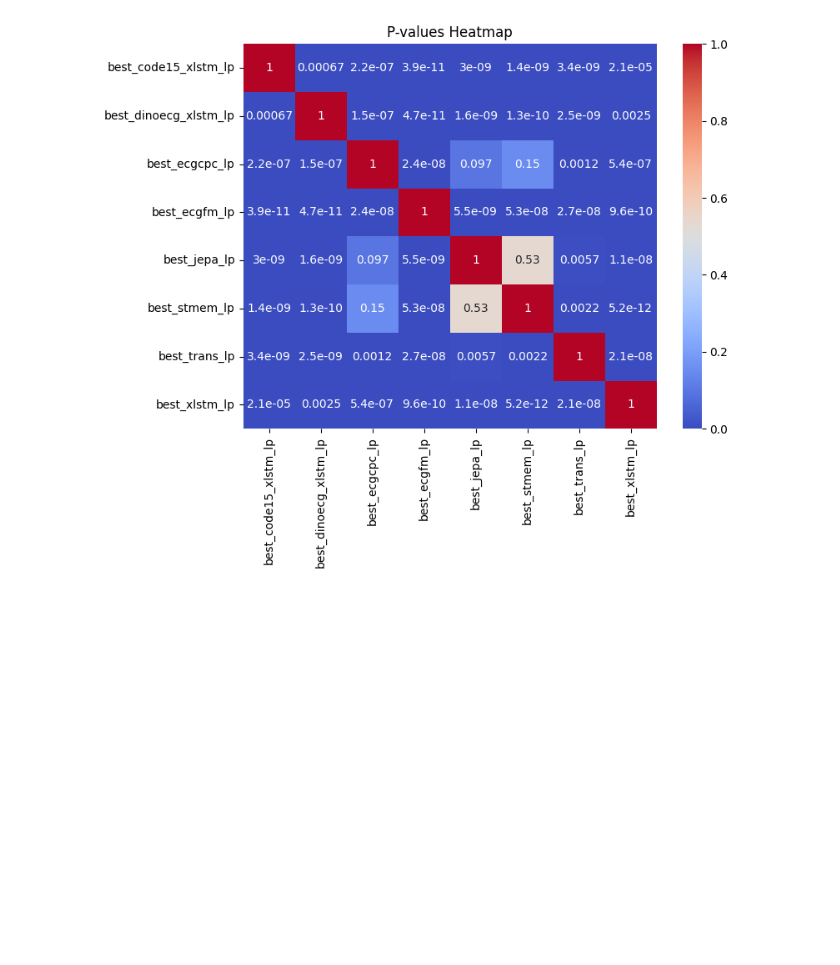
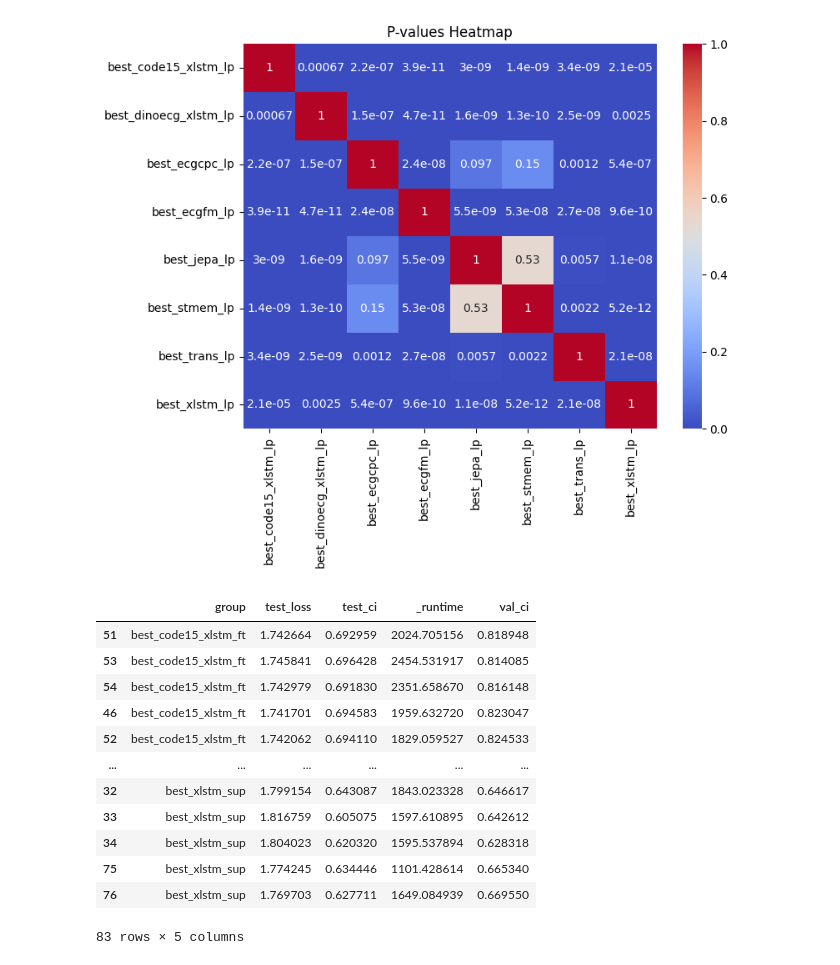
Before and after one commit to dlaskalab/bench-xecg, a Jupyter notebook: notebooks/metrics.ipynb, the cells around one changed output. Saved outputs shown, nothing was run; the diff lists cells and outputs as text; code cells hidden in the pictures; blank space fills up the shorter version.

```diff
--- a/notebooks/metrics.ipynb
+++ b/notebooks/metrics.ipynb
@@ -2910,3 +2892,34 @@ plot_pval_heatmap(per_pos_lp)
 # %% [output]
 [figure]
 [figure]
+# %%
+def save_records(records, groups, filename=''):
+    df = pd.DataFrame(records)
+    df = df[df.group.isin(groups)]
+    df = df.sort_values('group')
+    df.to_csv(f'../results/{filename}.csv')
+    return df
+
+save_records(records_ptb_xl, groups = ft_groups + lp_groups, filename='ptb_xl')
+save_records(records_cpsc, groups = ft_groups + lp_groups, filename='cpsc2018')
+save_records(records_mit_cls, groups = ft_groups + lp_groups, filename='mit_cls')
+save_records(records_sleep_apnea, groups = ft_groups + lp_groups, filename='sleep_apnea')
+save_records(records_exe_r, groups = ft_groups + lp_groups, filename='exercise')
+save_records(records_mit_r_peaks, groups = ft_groups + lp_groups, filename='mit_rpeaks')
+save_records(records_age, groups = ft_groups + lp_groups, filename='age')
+save_records(lab_test_records, groups = ft_groups + lp_groups, filename='lab_mimic')
+save_records(mortality_test_records, groups = ft_groups + lp_groups, filename='survival')
+# %% [output]
+|  | group | test_loss | test_ci | _runtime | val_ci |
+| 51 | best_code15_xlstm_ft | 1.742664 | 0.692959 | 2024.705156 | 0.818948 |
+| 53 | best_code15_xlstm_ft | 1.745841 | 0.696428 | 2454.531917 | 0.814085 |
+| 54 | best_code15_xlstm_ft | 1.742979 | 0.691830 | 2351.658670 | 0.816148 |
+| 46 | best_code15_xlstm_ft | 1.741701 | 0.694583 | 1959.632720 | 0.823047 |
+| 52 | best_code15_xlstm_ft | 1.742062 | 0.694110 | 1829.059527 | 0.824533 |
+| ... | ... | ... | ... | ... | ... |
+| 32 | best_xlstm_sup | 1.799154 | 0.643087 | 1843.023328 | 0.646617 |
+| 33 | best_xlstm_sup | 1.816759 | 0.605075 | 1597.610895 | 0.642612 |
+| 34 | best_xlstm_sup | 1.804023 | 0.620320 | 1595.537894 | 0.628318 |
+| 75 | best_xlstm_sup | 1.774245 | 0.634446 | 1101.428614 | 0.665340 |
+| 76 | best_xlstm_sup | 1.769703 | 0.627711 | 1649.084939 | 0.669550 |
+83 rows × 5 columns
```
Also changed, not shown: parts of 9 cells of this notebook, 14 other files.
